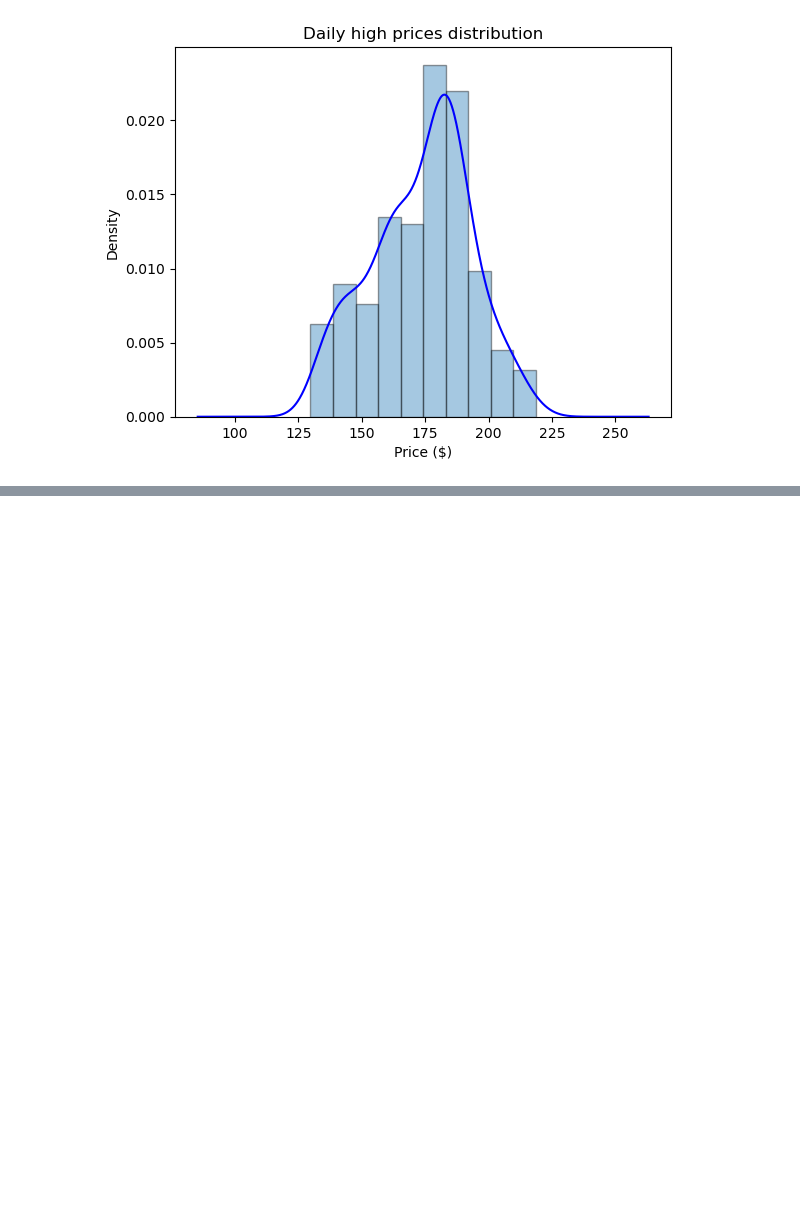
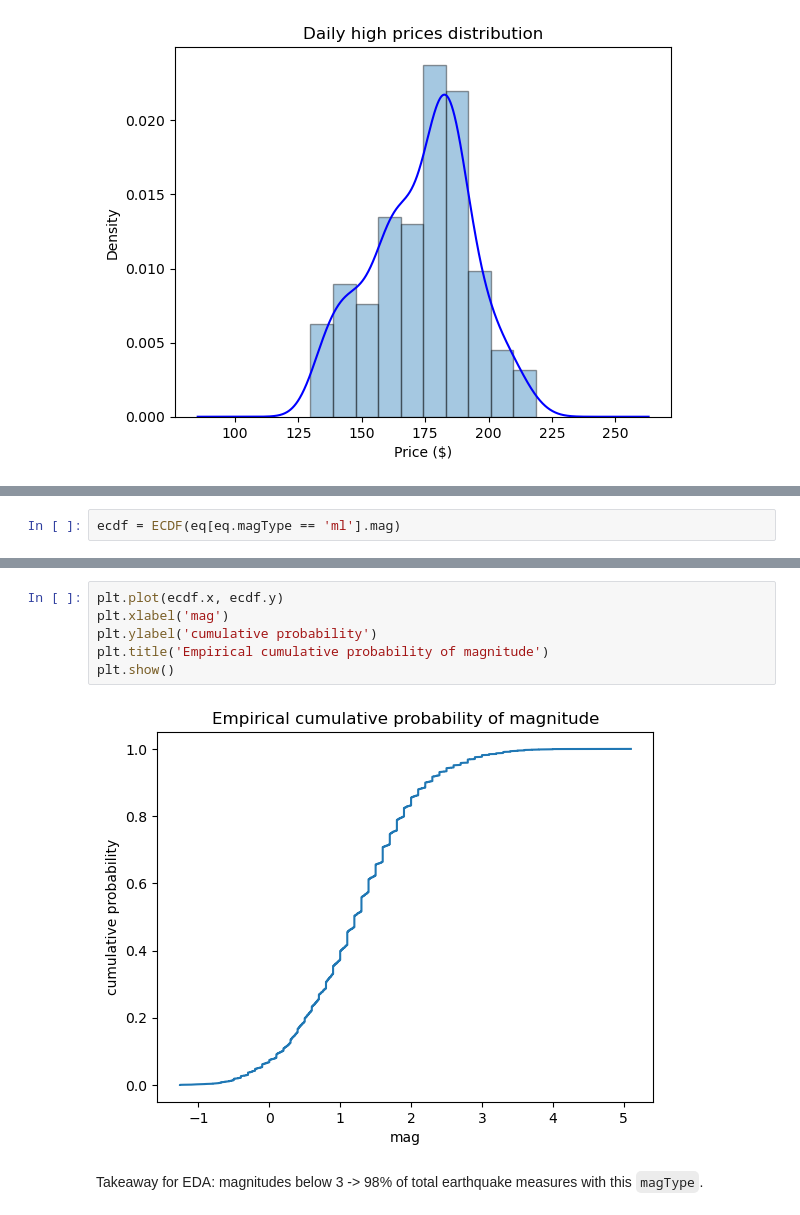
Before and after one commit to nadia-paz/ds-learning, a Jupyter notebook: data_analysis_pandas/12_pandas_viz_2.ipynb, the cells around one changed output, grey strips where cells are left out. Cells and saved outputs as stored; diff of their text form; blank space fills up the shorter version.

```diff
--- a/data_analysis_pandas/12_pandas_viz_2.ipynb
+++ b/data_analysis_pandas/12_pandas_viz_2.ipynb
@@ -106,0 +129,2 @@ Text(0.5, 0, 'Price ($)')
+# %%
+ecdf = ECDF(eq[eq.magType == 'ml'].mag)
@@ -106,0 +138,10 @@ Text(0.5, 0, 'Price ($)')
+# %%
+plt.plot(ecdf.x, ecdf.y)
+plt.xlabel('mag')
+plt.ylabel('cumulative probability')
+plt.title('Empirical cumulative probability of magnitude')
+plt.show()
+# %% [output]
+[figure, added]
+# %% [markdown]
+Takeaway for EDA: magnitudes below 3 -> 98% of total earthquake measures with this `magType`.
```
Also changed, not shown: parts of 7 cells of this notebook.
